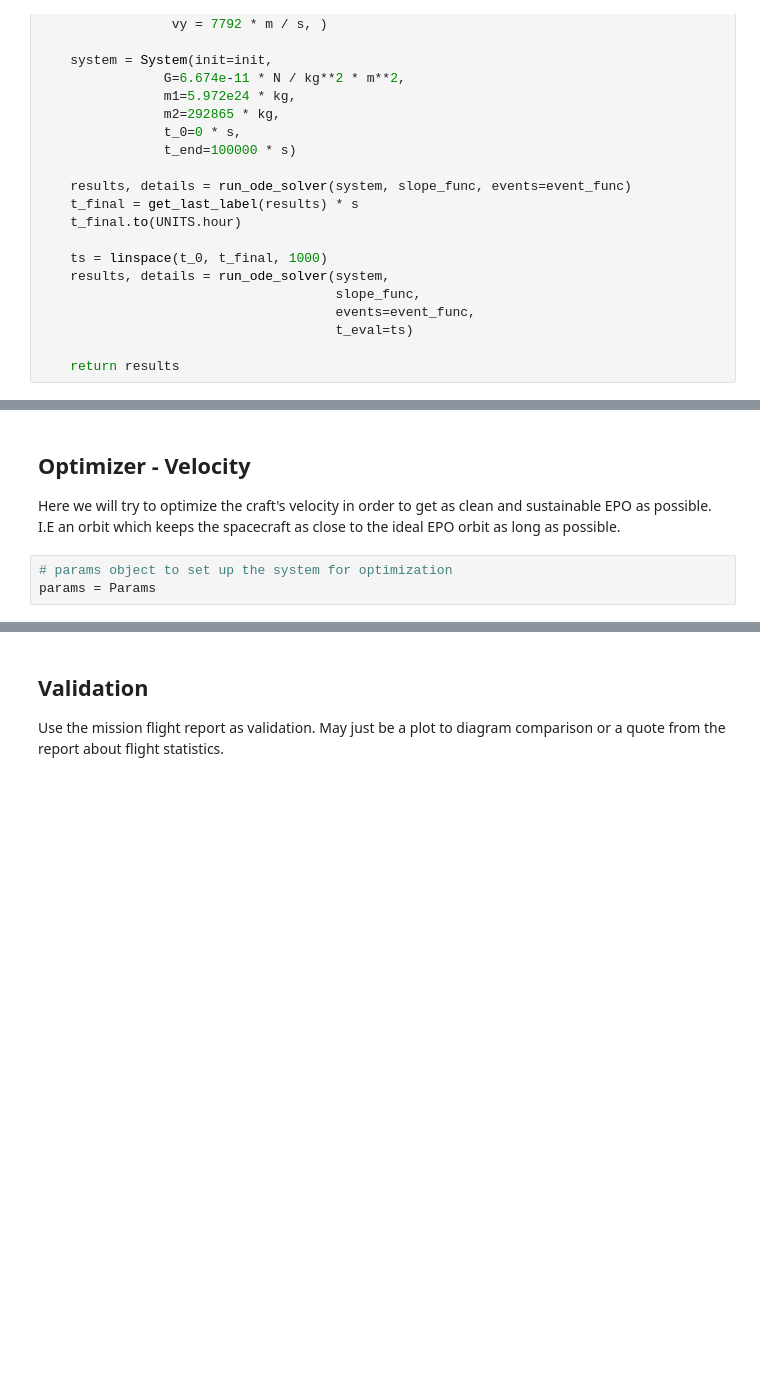
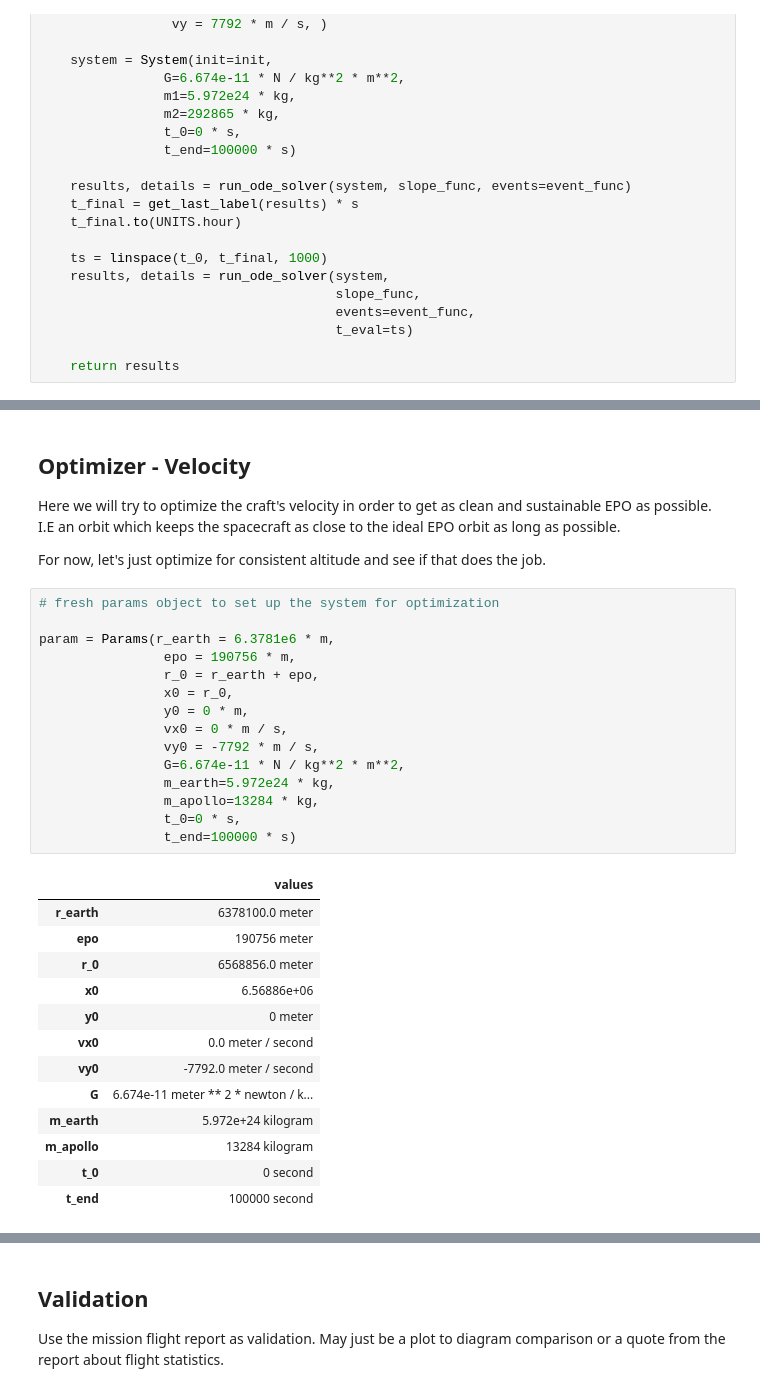
Before and after one commit to Inkering/orbiter, a Jupyter notebook: DieterOrbiter.ipynb, the cells around one changed output, grey strips where cells are left out. Saved outputs shown, nothing was run; the diff lists cells and outputs as text; blank space fills up the shorter version.

```diff
--- a/DieterOrbiter.ipynb
+++ b/DieterOrbiter.ipynb
@@ -237,6 +271,34 @@ plot1, plot2 = plot_orbit(results, True, True)
 # %% [markdown]
 ## Optimizer - Velocity
 Here we will try to optimize the craft's velocity in order to get as clean and sustainable EPO as possible. I.E an orbit which keeps the spacecraft as close to the ideal EPO orbit as long as possible.
+
+For now, let's just optimize for consistent altitude and see if that does the job.
-# %%
-# params object to set up the system for optimization
-params = Params
+# %%
+# fresh params object to set up the system for optimization
+
+param = Params(r_earth = 6.3781e6 * m,
+                epo = 190756 * m,
+                r_0 = r_earth + epo,
+                x0 = r_0,
+                y0 = 0 * m,
+                vx0 = 0 * m / s,
+                vy0 = -7792 * m / s,
+                G=6.674e-11 * N / kg**2 * m**2,
+                m_earth=5.972e24 * kg,
+                m_apollo=13284 * kg,
+                t_0=0 * s,
+                t_end=100000 * s)
+# %% [output]
+|  | values |
+| r_earth | 6378100.0 meter |
+| epo | 190756 meter |
+| r_0 | 6568856.0 meter |
+| x0 | 6.56886e+06 |
+| y0 | 0 meter |
+| vx0 | 0.0 meter / second |
+| vy0 | -7792.0 meter / second |
+| G | 6.674e-11 meter ** 2 * newton / k... |
+| m_earth | 5.972e+24 kilogram |
+| m_apollo | 13284 kilogram |
+| t_0 | 0 second |
+| t_end | 100000 second |
```
Also changed, not shown: parts of 12 cells of this notebook.
